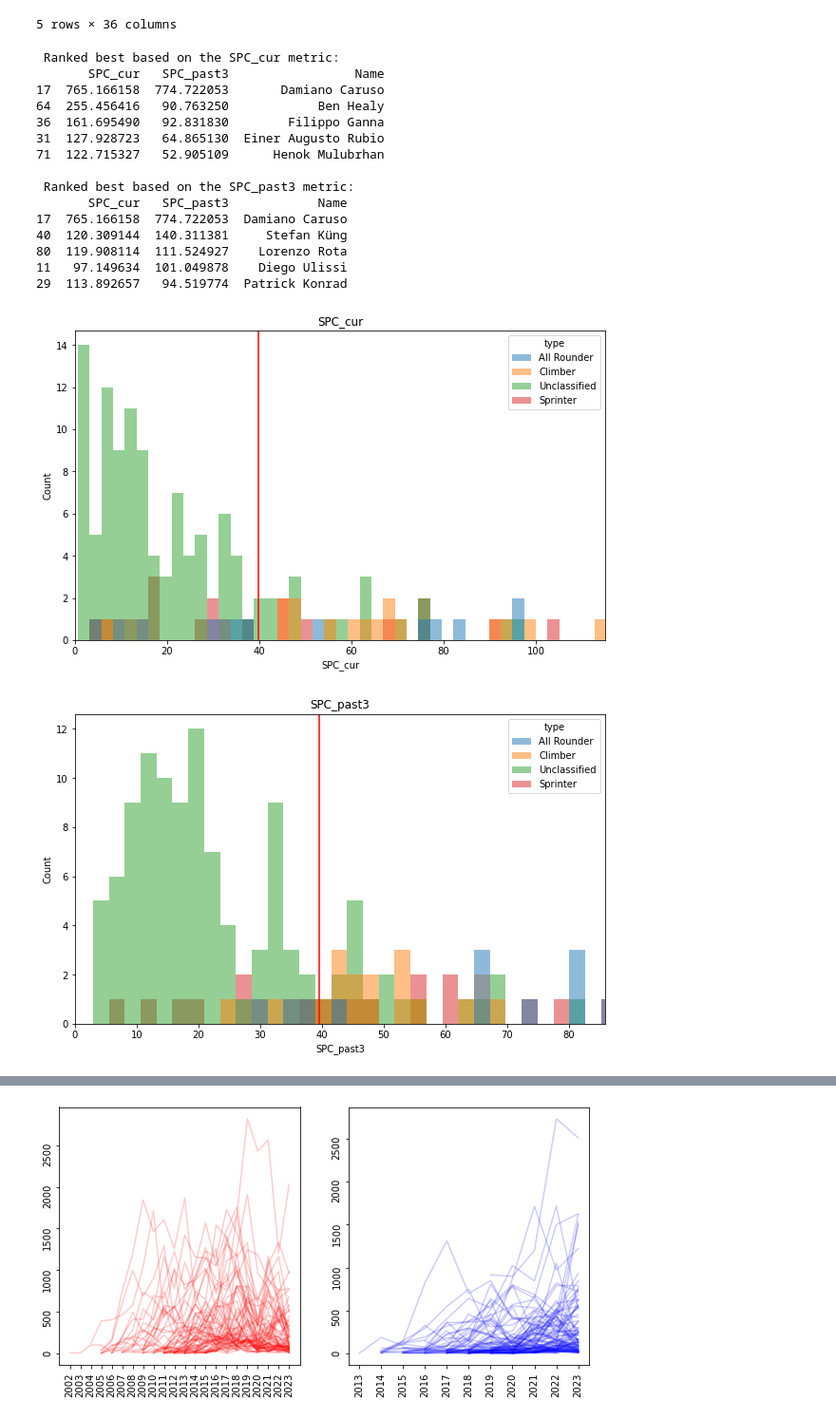
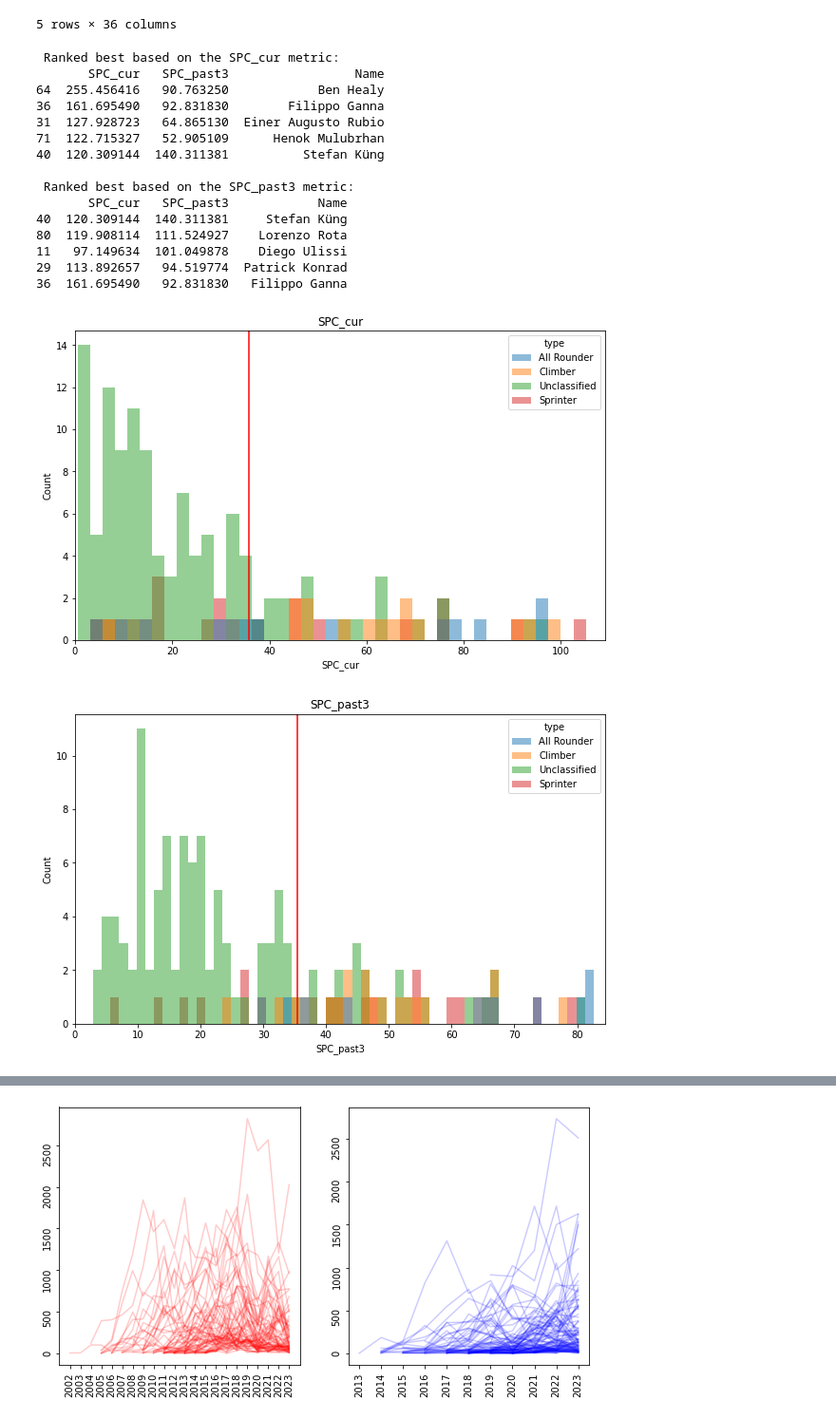
Before and after one commit to willcrossb/velogames2023, a Jupyter notebook: collect_data.ipynb, the cells around one changed output, grey strips where cells are left out. Shown at 95% size. Drawn from its saved outputs; the diff is of its cells as text; code cells hidden in the pictures.

```diff
--- a/collect_data.ipynb
+++ b/collect_data.ipynb
@@ -109,6 +109,7 @@ else:
 dfa = df
 cols = list(df.columns)
 string_cols = ['type','Name']
+dfa.loc[dfa['Name']=='Damiano Caruso','Points']=10
 cols_to_convert = [col for col in cols if col not in string_cols]
 dfa[cols_to_convert] = dfa[cols_to_convert].apply(pd.to_numeric, errors='coerce')
 dfa.head()
@@ -123,35 +124,35 @@ dfa.head()
 # %%
 #Define valuation metrics and plot histogram
 scale_factor = df['2022'].mean()/df['2023'].mean()
 dfa['2023_scaled'] = dfa['2023']*scale_factor
 
 dfa['SPC_cur'] = dfa['2023_scaled']/dfa['Points'].round(2)
 dfa['SPC_past3'] = (dfa['2023_scaled']+dfa['2022']+dfa['2021'])/(3*dfa['Points']).round(2)
 
 for score_metric in ('SPC_cur','SPC_past3'):
     fig, ax = plt.subplots(figsize=(10, 6))
-    sns.histplot(data=dfa, x=score_metric,bins =300, hue='type', stat='count', edgecolor=None)
+    sns.histplot(data=dfa, x=score_metric,bins =100, hue='type', stat='count', edgecolor=None)
     ax.set_title(score_metric)
     ax.set_xlim(0,dfa[score_metric].quantile(0.95))
     ax.axvline(x = dfa[score_metric].mean(), color = 'r')
     print(f'\n Ranked best based on the {score_metric} metric:')
     print(dfa[['SPC_cur','SPC_past3','Name']].nlargest(5, score_metric))
 # %% [output]
  Ranked best based on the SPC_cur metric:
        SPC_cur   SPC_past3                 Name
-17  765.166158  774.722053       Damiano Caruso
 64  255.456416   90.763250            Ben Healy
 36  161.695490   92.831830        Filippo Ganna
 31  127.928723   64.865130  Einer Augusto Rubio
 71  122.715327   52.905109      Henok Mulubrhan
+40  120.309144  140.311381          Stefan Küng
 
  Ranked best based on the SPC_past3 metric:
        SPC_cur   SPC_past3            Name
-17  765.166158  774.722053  Damiano Caruso
 40  120.309144  140.311381     Stefan Küng
 80  119.908114  111.524927    Lorenzo Rota
 11   97.149634  101.049878    Diego Ulissi
 29  113.892657   94.519774  Patrick Konrad
+36  161.695490   92.831830   Filippo Ganna
-[figure, old version]
+[figure, new version]
-[figure, old version]
+[figure, new version]
 # %%
```
Also changed, not shown: parts of 13 cells of this notebook.
